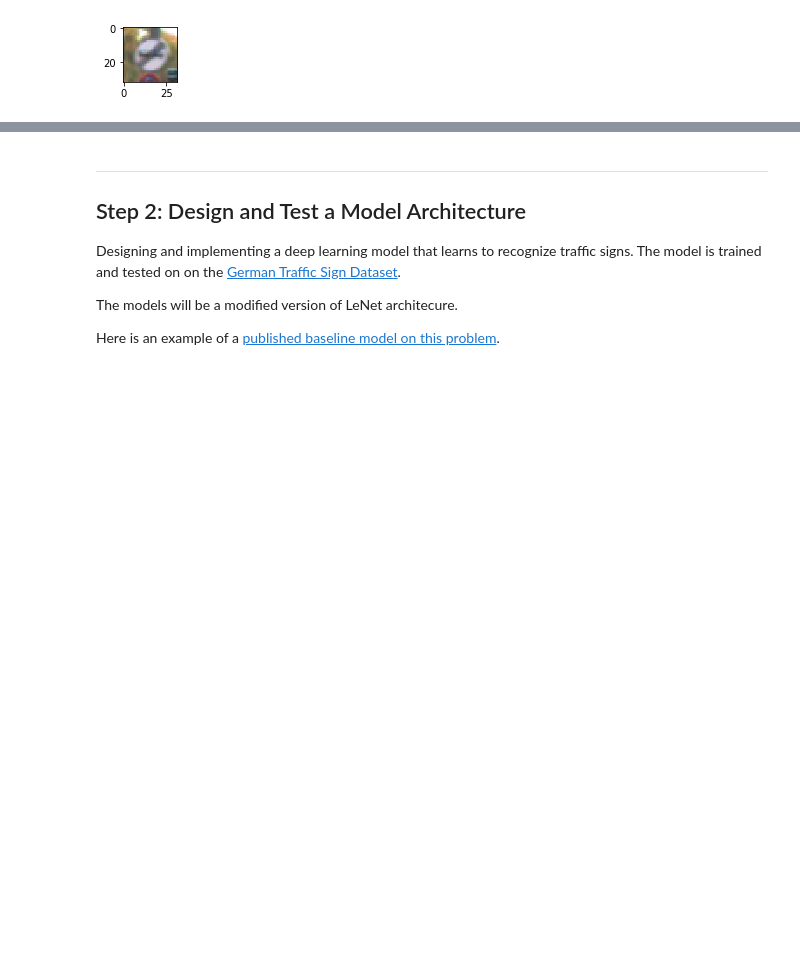
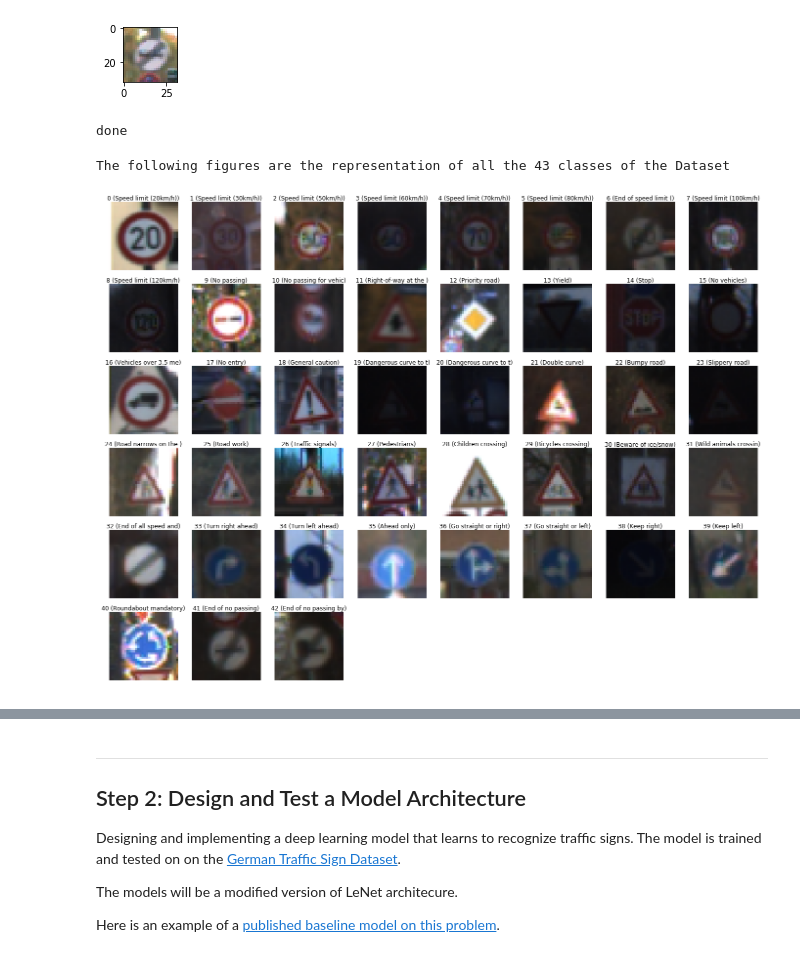
Before and after one commit to Shivam-Bhardwaj/TrafficSignDetector-TensorFlow, a Jupyter notebook: Traffic_Sign_Classifier.ipynb, the cells around one changed output, grey strips where cells are left out. Drawn from its saved outputs; the diff is of its cells as text; code cells hidden in the pictures; blank space fills up the shorter version.

```diff
--- a/Traffic_Sign_Classifier.ipynb
+++ b/Traffic_Sign_Classifier.ipynb
@@ -149,3 +149,49 @@ for index in range(100,101):
 # %% [output]
 41
 [figure]
+# %%
+# But what are those numbers?
+
+import csv
+import random
+%matplotlib inline
+
+classId2SignName = {}
+
+with open('signnames.csv') as csvfile:
+    reader = csv.reader(csvfile)
+    for row in reader:
+        classId2SignName[row[0]] = row[1]
+
+def visualizeImages(images,labels):
+    n_columns = 8
+    n_rows = int(len(images)/n_columns)+1
+    width = 24
+    height = n_rows * 3
+    fig, axs = plt.subplots(n_rows,n_columns, figsize=(width, height))
+    fig.subplots_adjust(hspace = .2, wspace=.1)
+    axs = axs.ravel()
+    for i in range(n_columns * n_rows):
+        axs[i].axis('off')
+        if (i<len(images)):
+            image = images[i]
+            axs[i].axis('off')
+            axs[i].imshow(image)
+            axs[i].set_title('{} ({:.20})'.format(labels[i], classId2SignName[str(labels[i])]))
+# %% [output]
+done
+# %%
+X = []
+Y = []
+
+labels, indices = np.unique(y_train, return_index=True)
+for i in range(len(labels)):
+    X.append(X_train[indices[i]])
+    Y.append(labels[i])
+
+visualizeImages(X,Y)
+
+print ("The following figures are the representation of all the 43 classes of the Dataset")
+# %% [output]
+The following figures are the representation of all the 43 classes of the Dataset
+[figure, added]
```
Also changed, not shown: parts of 4 cells of this notebook.
